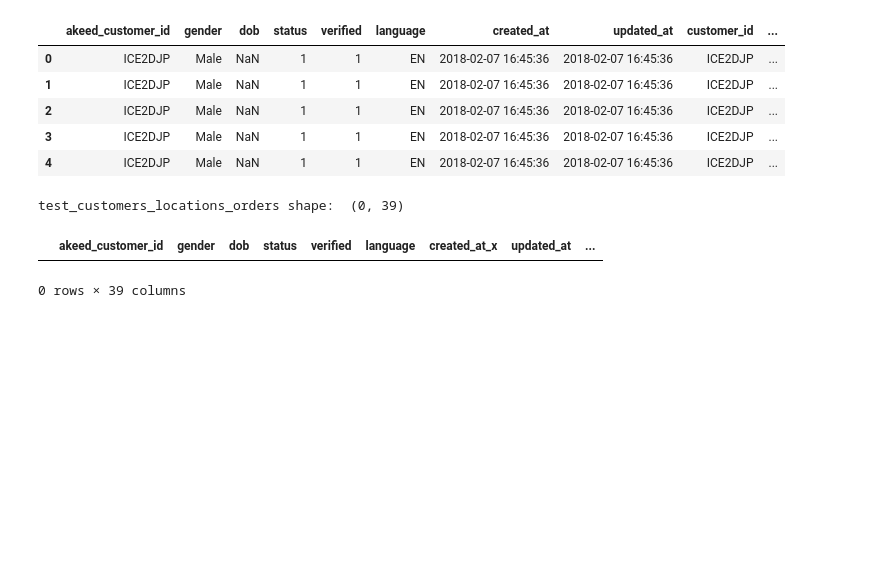
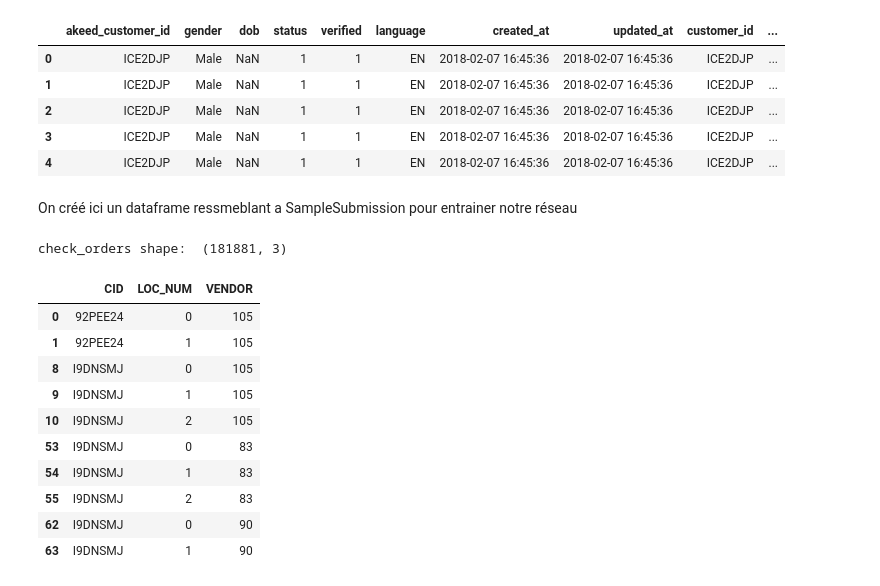
Before and after one commit to pili27/rema, a Jupyter notebook: FinalProject_Notebook.ipynb, the cells around one changed output. Drawn from its saved outputs; the diff is of its cells as text; code cells hidden in the pictures; blank space fills up the shorter version.

```diff
--- a/FinalProject_Notebook.ipynb
+++ b/FinalProject_Notebook.ipynb
@@ -124,12 +115,26 @@ test_customers_locations shape:  (16333, 13)
 | 2 | ICE2DJP | Male | NaN | 1 | 1 | EN | 2018-02-07 16:45:36 | 2018-02-07 16:45:36 | ICE2DJP | ... |
 | 3 | ICE2DJP | Male | NaN | 1 | 1 | EN | 2018-02-07 16:45:36 | 2018-02-07 16:45:36 | ICE2DJP | ... |
 | 4 | ICE2DJP | Male | NaN | 1 | 1 | EN | 2018-02-07 16:45:36 | 2018-02-07 16:45:36 | ICE2DJP | ... |
-# %%
-# merge test_customers_locations(akeed_customer_id) and orders(customer_id)
-test_customers_locations_orders = pd.merge(test_customers_locations, orders, left_on='akeed_customer_id', right_on='customer_id', how='inner')
-print('test_customers_locations_orders shape: ', test_customers_locations_orders.shape)
-test_customers_locations_orders.head()
-# %% [output]
-test_customers_locations_orders shape:  (0, 39)
-|  | akeed_customer_id | gender | dob | status | verified | language | created_at_x | updated_at | ... |
-0 rows × 39 columns
+# %% [markdown]
+On créé ici un dataframe ressmeblant a SampleSubmission pour entrainer notre réseau
+# %%
+# keep only the columns we need :CID, LOC_NUM, VENDOR
+check_orders = orders_vendors[['customer_id', 'vendor_id']].merge(train_customers_locations[['customer_id', 'location_number']], on='customer_id', how='inner')
+check_orders = check_orders[['customer_id','location_number', 'vendor_id']]
+check_orders = check_orders.rename(columns={'customer_id': 'CID','location_number': 'LOC_NUM', 'vendor_id': 'VENDOR'})
+check_orders = check_orders.drop_duplicates()
+print('check_orders shape: ', check_orders.shape)
+check_orders.head(10)
+# %% [output]
+check_orders shape:  (181881, 3)
+|  | CID | LOC_NUM | VENDOR |
+| 0 | 92PEE24 | 0 | 105 |
+| 1 | 92PEE24 | 1 | 105 |
+| 8 | I9DNSMJ | 0 | 105 |
+| 9 | I9DNSMJ | 1 | 105 |
+| 10 | I9DNSMJ | 2 | 105 |
+| 53 | I9DNSMJ | 0 | 83 |
+| 54 | I9DNSMJ | 1 | 83 |
+| 55 | I9DNSMJ | 2 | 83 |
+| 62 | I9DNSMJ | 0 | 90 |
+| 63 | I9DNSMJ | 1 | 90 |
```
Also changed, not shown: parts of 14 cells of this notebook.
